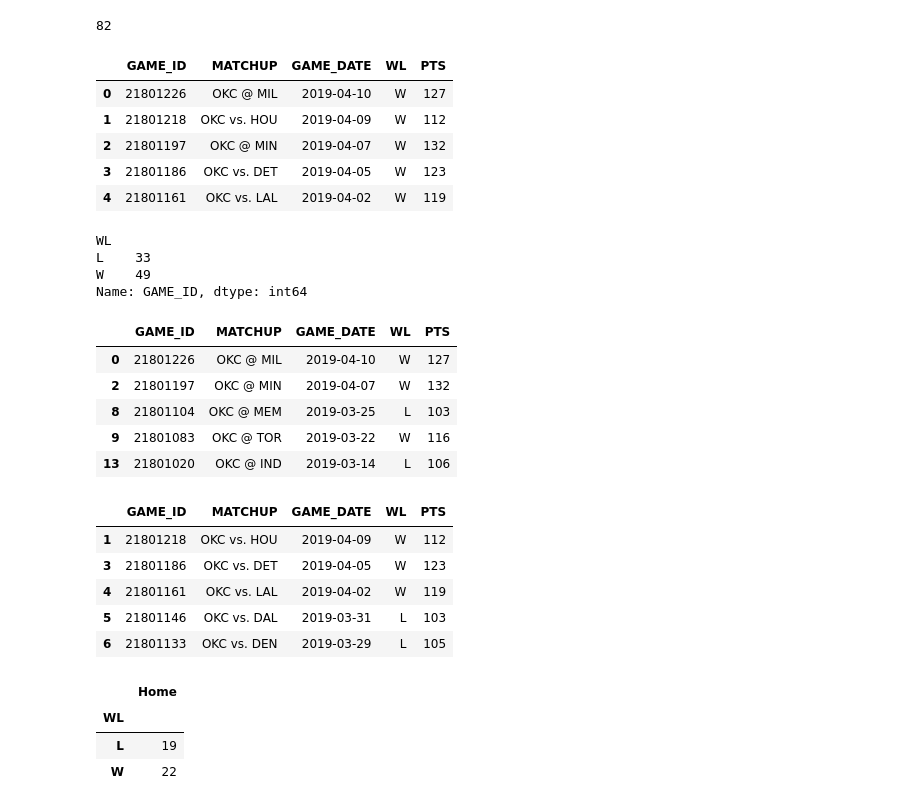
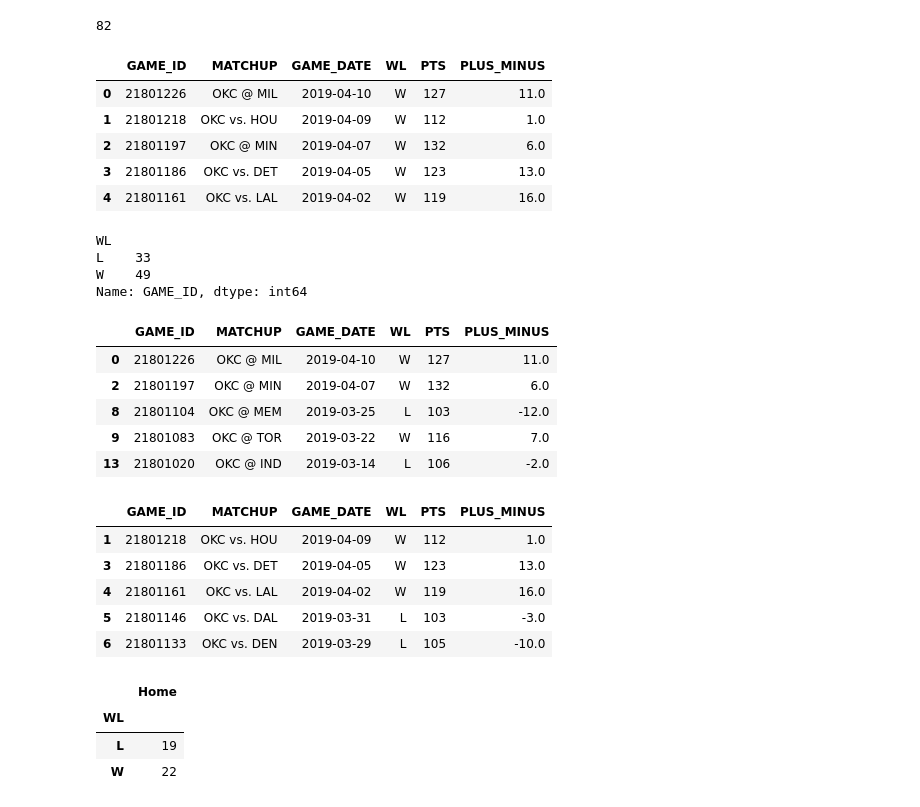
Before and after one commit to nickkeller21/Project1, a Jupyter notebook: Mitsu/seasonal_league.ipynb, the cells around one changed output. Saved outputs shown, nothing was run; the diff lists cells and outputs as text; code cells hidden in the pictures.

```diff
--- a/Mitsu/seasonal_league.ipynb
+++ b/Mitsu/seasonal_league.ipynb
@@ -9,8 +9,8 @@ import os
 from nba_api.stats.static import teams
 # %%
 # set city to search
-city = 'oklahoma'
-#city = 'houston'
+#city = 'oklahoma'
+city = 'houston'
 
 # set output files
 dir_name ="DATA/"
@@ -43,15 +43,15 @@ Total_games
 # %% [output]
 82
 # %%
-city_extract_df = city_df[["GAME_ID","MATCHUP","GAME_DATE","WL","PTS"]]
+city_extract_df = city_df[["GAME_ID","MATCHUP","GAME_DATE","WL","PTS","PLUS_MINUS"]]
 city_extract_df.head()
 # %% [output]
-|  | GAME_ID | MATCHUP | GAME_DATE | WL | PTS |
-| 0 | 21801226 | OKC @ MIL | 2019-04-10 | W | 127 |
-| 1 | 21801218 | OKC vs. HOU | 2019-04-09 | W | 112 |
-| 2 | 21801197 | OKC @ MIN | 2019-04-07 | W | 132 |
-| 3 | 21801186 | OKC vs. DET | 2019-04-05 | W | 123 |
-| 4 | 21801161 | OKC vs. LAL | 2019-04-02 | W | 119 |
+|  | GAME_ID | MATCHUP | GAME_DATE | WL | PTS | PLUS_MINUS |
+| 0 | 21801226 | OKC @ MIL | 2019-04-10 | W | 127 | 11.0 |
+| 1 | 21801218 | OKC vs. HOU | 2019-04-09 | W | 112 | 1.0 |
+| 2 | 21801197 | OKC @ MIN | 2019-04-07 | W | 132 | 6.0 |
+| 3 | 21801186 | OKC vs. DET | 2019-04-05 | W | 123 | 13.0 |
+| 4 | 21801161 | OKC vs. LAL | 2019-04-02 | W | 119 | 16.0 |
 # %%
 WL_df = city_extract_df.groupby("WL").count()["GAME_ID"]
 WL_df
@@ -64,22 +64,22 @@ Name: GAME_ID, dtype: int64
 Home_df = city_extract_df[city_extract_df['MATCHUP'].str.contains("@")]
 Home_df.head()
 # %% [output]
-|  | GAME_ID | MATCHUP | GAME_DATE | WL | PTS |
-| 0 | 21801226 | OKC @ MIL | 2019-04-10 | W | 127 |
-| 2 | 21801197 | OKC @ MIN | 2019-04-07 | W | 132 |
-| 8 | 21801104 | OKC @ MEM | 2019-03-25 | L | 103 |
-| 9 | 21801083 | OKC @ TOR | 2019-03-22 | W | 116 |
-| 13 | 21801020 | OKC @ IND | 2019-03-14 | L | 106 |
+|  | GAME_ID | MATCHUP | GAME_DATE | WL | PTS | PLUS_MINUS |
+| 0 | 21801226 | OKC @ MIL | 2019-04-10 | W | 127 | 11.0 |
+| 2 | 21801197 | OKC @ MIN | 2019-04-07 | W | 132 | 6.0 |
+| 8 | 21801104 | OKC @ MEM | 2019-03-25 | L | 103 | -12.0 |
+| 9 | 21801083 | OKC @ TOR | 2019-03-22 | W | 116 | 7.0 |
+| 13 | 21801020 | OKC @ IND | 2019-03-14 | L | 106 | -2.0 |
 # %%
 away_df = city_extract_df[city_extract_df['MATCHUP'].str.contains("vs")]
 away_df.head()
 # %% [output]
-|  | GAME_ID | MATCHUP | GAME_DATE | WL | PTS |
-| 1 | 21801218 | OKC vs. HOU | 2019-04-09 | W | 112 |
-| 3 | 21801186 | OKC vs. DET | 2019-04-05 | W | 123 |
-| 4 | 21801161 | OKC vs. LAL | 2019-04-02 | W | 119 |
-| 5 | 21801146 | OKC vs. DAL | 2019-03-31 | L | 103 |
-| 6 | 21801133 | OKC vs. DEN | 2019-03-29 | L | 105 |
+|  | GAME_ID | MATCHUP | GAME_DATE | WL | PTS | PLUS_MINUS |
+| 1 | 21801218 | OKC vs. HOU | 2019-04-09 | W | 112 | 1.0 |
+| 3 | 21801186 | OKC vs. DET | 2019-04-05 | W | 123 | 13.0 |
+| 4 | 21801161 | OKC vs. LAL | 2019-04-02 | W | 119 | 16.0 |
+| 5 | 21801146 | OKC vs. DAL | 2019-03-31 | L | 103 | -3.0 |
+| 6 | 21801133 | OKC vs. DEN | 2019-03-29 | L | 105 | -10.0 |
 # %%
 home_WL = Home_df.groupby("WL").count()["GAME_ID"]
 home_WL_df = pd.DataFrame(home_WL)
```
Also changed, not shown: parts of 7 cells of this notebook, 4 other files.
